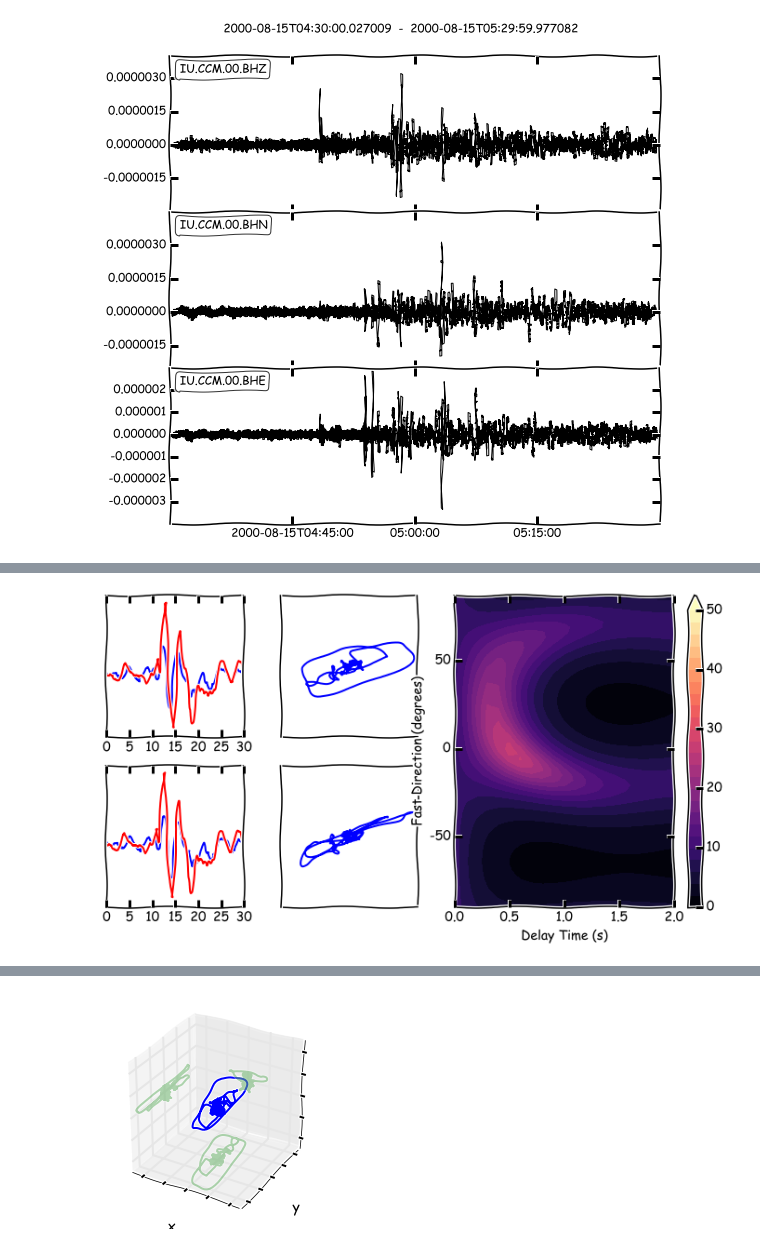
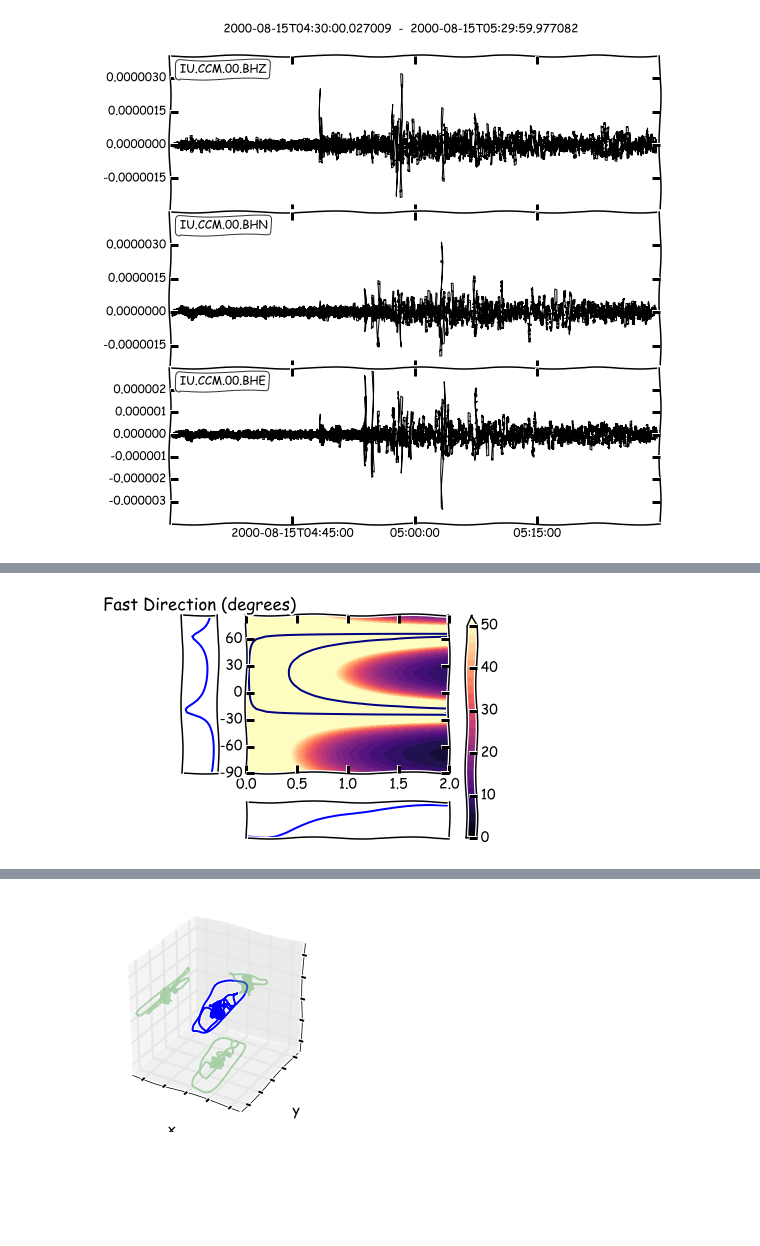
Before and after one commit to JackWalpole/splitwavepy, a Jupyter notebook: devel/Work_with_obspy.ipynb, the cells around one changed output, grey strips where cells are left out. Cells and saved outputs as stored; diff of their text form; code cells hidden in the pictures; blank space fills up the shorter version.

```diff
--- a/devel/Work_with_obspy.ipynb
+++ b/devel/Work_with_obspy.ipynb
@@ -116,12 +116,12 @@ N.plotsurf(cmap='magma')
 # %%
 stne = stf.select(component="[E,N]").copy()
 stne.trim(skstime-30,skstime+30)
 delta = stne[0].stats.delta
 
 tlags = np.linspace(0,2,40)
 # degs = np.linspace(-90,90,90)
 M = s.EigenM(stne[1].data,stne[0].data,delta=delta,tlags=tlags)
 # M = s.EigenM(stne[1],stne[0],delta=delta)
-M.plot()
+M.plotsurf(lam2_95=True)
 # %% [output]
-[figure, old version]
+[figure, new version]
```
Also changed, not shown: parts of 8 cells of this notebook, 1 other file.
